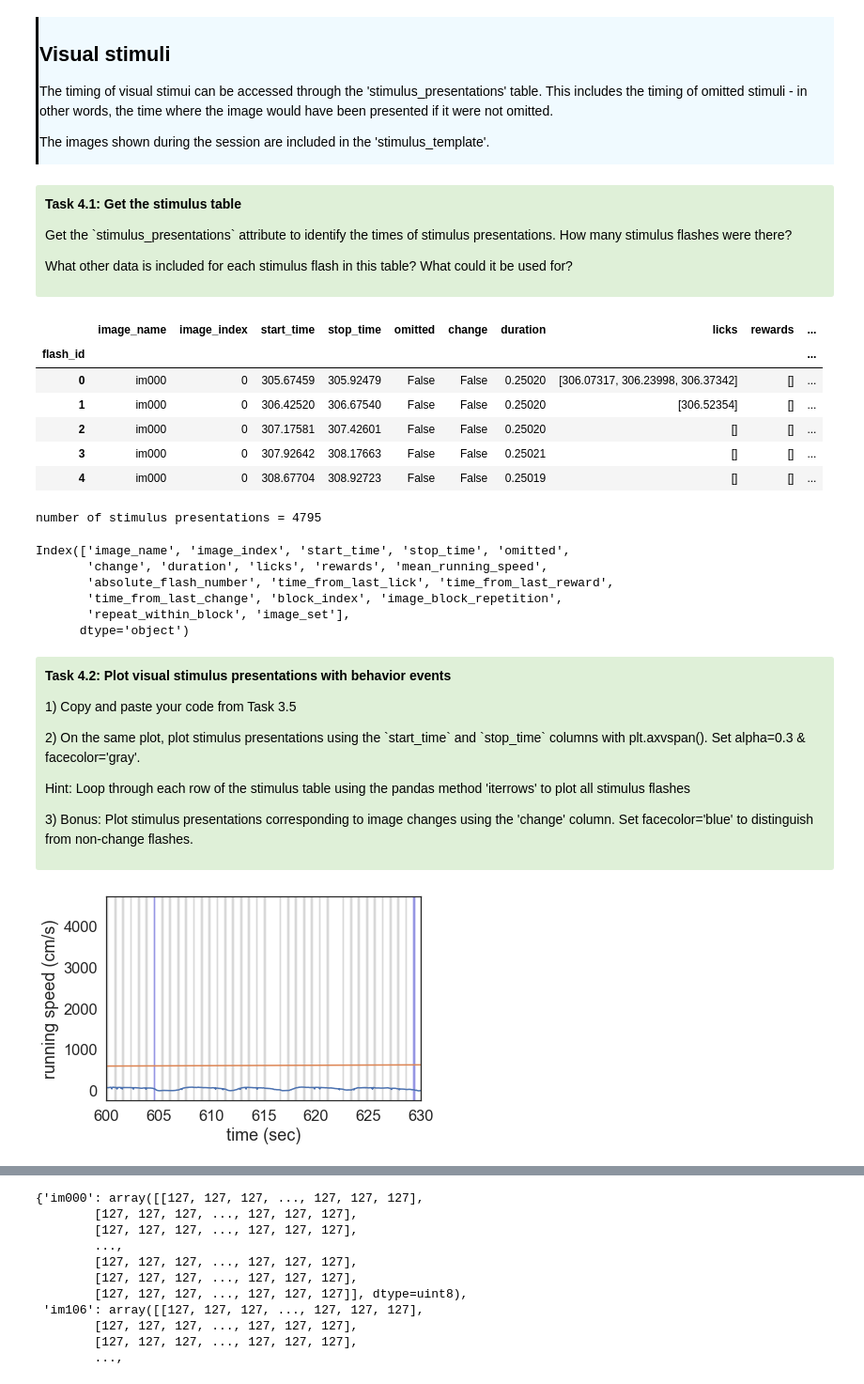
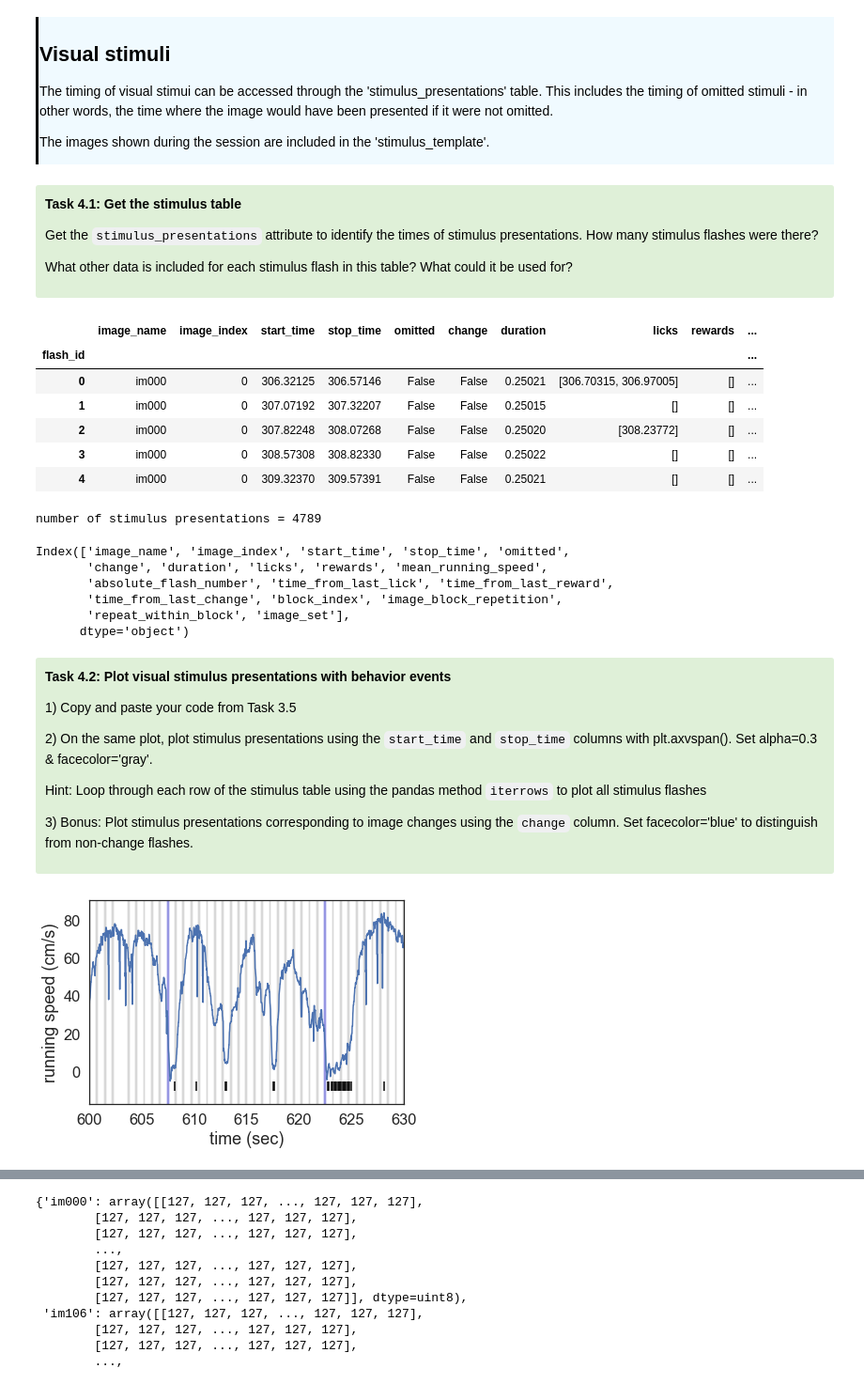
Before and after one commit to AllenInstitute/SWDB_2019, a Jupyter notebook: DynamicBrain/VisualBehavior_Tutorial_Solutions.ipynb, the cells around one changed output, grey strips where cells are left out. Shown at 94% size. Cells and saved outputs as stored; diff of their text form; code cells hidden in the pictures.

```diff
--- a/DynamicBrain/VisualBehavior_Tutorial_Solutions.ipynb
+++ b/DynamicBrain/VisualBehavior_Tutorial_Solutions.ipynb
@@ -82,9 +68,9 @@ cache = bpc.BehaviorProjectCache(cache_path)
 
 </div>
 # %%
-# get the manifest of all experiment sessions for this dataset
-manifest = cache.experiment_table
-manifest.head(10)
+# get the table of all experiment sessions for this dataset
+experiments = cache.experiment_table
+experiments.head(10)
 # %% [output]
 |  | ophys_experiment_id | container_id | full_genotype | cre_line | imaging_depth | targeted_structure | ... |
 | 0 | 792815735 | 791352433 | Vip-IRES-Cre/wt;Ai148(TIT2L-GC6f-... | Vip-IRES-Cre | 175 | VISp | ... |
@@ -121,13 +107,13 @@ stage_types: ['OPHYS_1_images_A' 'OPHYS_2_images_A_passive' 'OPHYS_3_images_A'
 </div>
 # %%
 # get a random active behavior experiment
-active_experiments = manifest[manifest.passive_session==False]
+active_experiments = experiments[experiments.passive_session==False]
 experiment_id = active_experiments.ophys_experiment_id.sample(1).values[0]
 # %%
 # get the metadata for this experiment from the manifest
-row = manifest.loc[manifest['ophys_experiment_id'] == experiment_id]
-print(row.targeted_structure.values)
-print(row.imaging_depth.values)
-print(row.full_genotype.values)
-print(row.stage_name.values)
+row = experiments.loc[experiments['ophys_experiment_id'] == experiment_id]
+print(row.targeted_structure.values[0])
+print(row.imaging_depth.values[0])
+print(row.full_genotype.values[0])
+print(row.stage_name.values[0])
 # %% [output]
@@ -517,7 +500,7 @@ plt.vlines(session.licks,ymin=-10, ymax=-5)
 <div style="background: #DFF0D8; border-radius: 3px; padding: 10px;">
 <p><b>Task 4.1: Get the stimulus table</b>
 
-<p>Get the `stimulus_presentations` attribute to identify the times of stimulus presentations. How many stimulus flashes were there?
+<p>Get the <code>stimulus_presentations</code> attribute to identify the times of stimulus presentations. How many stimulus flashes were there?
 
 <p>What other data is included for each stimulus flash in this table? What could it be used for?
 
@@ -528,16 +511,16 @@ session.stimulus_presentations.head()
 # %% [output]
 |  | image_name | image_index | start_time | stop_time | omitted | change | duration | licks | rewards | ... |
 | flash_id |  |  |  |  |  |  |  |  |  | ... |
-| 0 | im000 | 0 | 305.67459 | 305.92479 | False | False | 0.25020 | [306.07317, 306.23998, 306.37342] | [] | ... |
-| 1 | im000 | 0 | 306.42520 | 306.67540 | False | False | 0.25020 | [306.52354] | [] | ... |
-| 2 | im000 | 0 | 307.17581 | 307.42601 | False | False | 0.25020 | [] | [] | ... |
-| 3 | im000 | 0 | 307.92642 | 308.17663 | False | False | 0.25021 | [] | [] | ... |
-| 4 | im000 | 0 | 308.67704 | 308.92723 | False | False | 0.25019 | [] | [] | ... |
+| 0 | im000 | 0 | 306.32125 | 306.57146 | False | False | 0.25021 | [306.70315, 306.97005] | [] | ... |
+| 1 | im000 | 0 | 307.07192 | 307.32207 | False | False | 0.25015 | [] | [] | ... |
+| 2 | im000 | 0 | 307.82248 | 308.07268 | False | False | 0.25020 | [308.23772] | [] | ... |
+| 3 | im000 | 0 | 308.57308 | 308.82330 | False | False | 0.25022 | [] | [] | ... |
+| 4 | im000 | 0 | 309.32370 | 309.57391 | False | False | 0.25021 | [] | [] | ... |
 # %%
 # how many stimulus presentations were there?
 print('number of stimulus presentations =',len(session.stimulus_presentations))
 # %% [output]
-number of stimulus presentations = 4795
+number of stimulus presentations = 4789
 # %%
 # what are the keys of the stimulus presentations table?
 session.stimulus_presentations.keys()
@@ -554,28 +537,28 @@ Index(['image_name', 'image_index', 'start_time', 'stop_time', 'omitted',
 
 <p>1) Copy and paste your code from Task 3.5
 
-<p>2) On the same plot, plot stimulus presentations using the `start_time` and `stop_time` columns with plt.axvspan(). Set alpha=0.3 & facecolor='gray'.
+<p>2) On the same plot, plot stimulus presentations using the <code>start_time</code> and <code>stop_time</code> columns with plt.axvspan(). Set alpha=0.3 & facecolor='gray'.
 
-<p>Hint: Loop through each row of the stimulus table using the pandas method 'iterrows' to plot all stimulus flashes
+<p>Hint: Loop through each row of the stimulus table using the pandas method <code>iterrows</code> to plot all stimulus flashes
 
-<p>3) Bonus: Plot stimulus presentations corresponding to image changes using the 'change' column. Set facecolor='blue' to distinguish from non-change flashes.
+<p>3) Bonus: Plot stimulus presentations corresponding to image changes using the <code>change</code> column. Set facecolor='blue' to distinguish from non-change flashes.
 
 </div>
 # %%
 # plot running, rewards, licks and stimuli using axvspan to delineate periods where a stimulus was shown
-plt.plot(session.running_speed.timestamps, session.running_speed.values)
+plt.plot(session.running_speed.timestamps, session.running_speed.speed)
 plt.ylabel('running speed (cm/s)')
 plt.xlabel('time (sec)')
 plt.xlim(600,630)
 plt.plot(session.rewards.index.values, np.repeat(-10, np.shape(session.rewards.index.values)), 'o')
 plt.vlines(session.licks,ymin=-10, ymax=-5)
 
 for index, row in session.stimulus_presentations.iterrows():
     plt.axvspan(row.start_time, row.stop_time,alpha=0.3,facecolor='gray')
     if row.change:
         plt.axvspan(row.start_time, row.stop_time,alpha=0.3,facecolor='blue')
 # %% [output]
-[figure, old version]
+[figure, new version]
 # %% [markdown]
 <div style="background: #DFF0D8; border-radius: 3px; padding: 10px;">
 <p><b>Task 4.3: Get visual stimulus templates</b>
```
Also changed, not shown: parts of 66 cells of this notebook, 1 other file.
